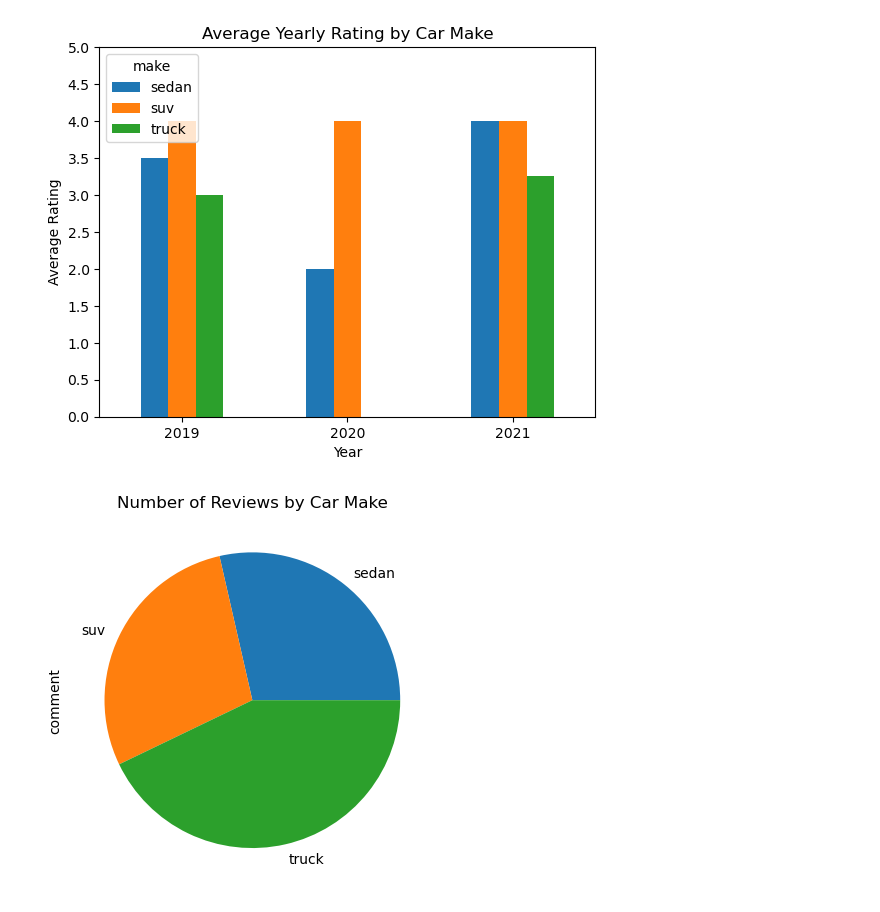
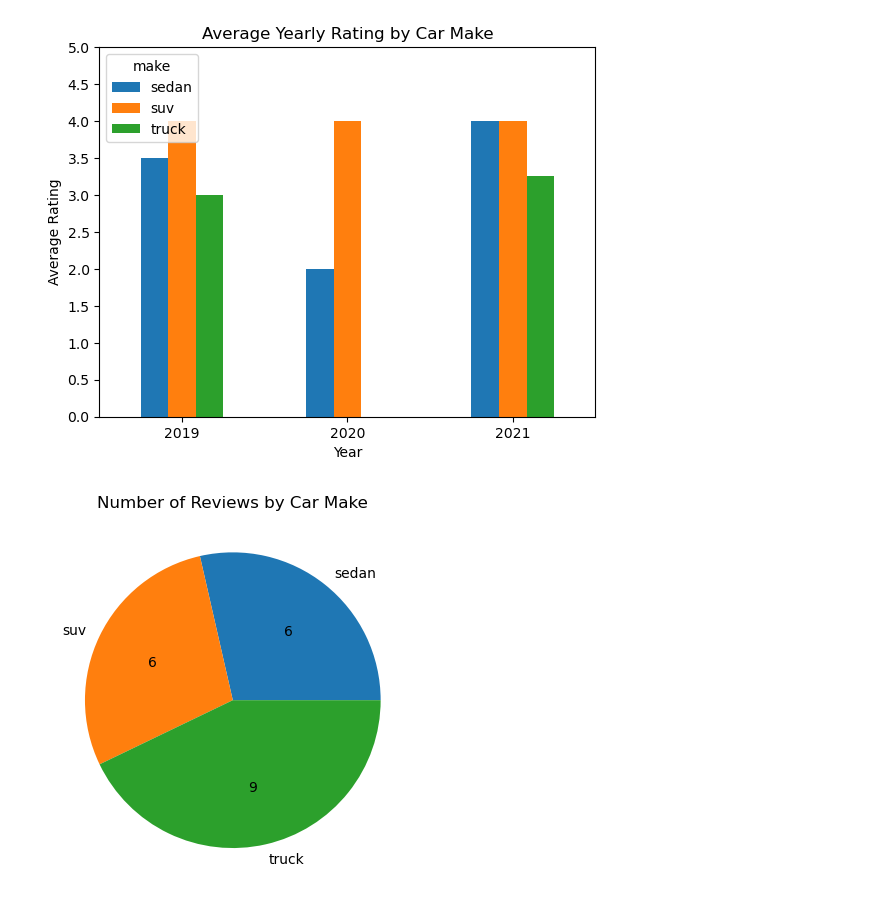
Before and after one commit to evanpaddock/MIS501_PA3, a Jupyter notebook: PA3.ipynb, the cells around one changed output. Cells and saved outputs as stored; diff of their text form; code cells hidden in the pictures.

Commit message:
Number of Reviews y Car make Plot

```diff
--- a/PA3.ipynb
+++ b/PA3.ipynb
@@ -269,10 +269,17 @@ plt.show()
 # %%
 reviews_by_car_make_df = pd.merge(cars_df, reviews_df, "outer", "name")
 reviews_by_car_make_df = reviews_by_car_make_df.groupby("make")["comment"].count()
 
+def make_autopct(values):
+    def my_autopct(pct):
+        total = sum(values)
+        val = int(round(pct*total/100.0))
+        return '{v:d}'.format(v=val)
+    return my_autopct
+
 plt.figure()
-reviews_by_car_make_df.plot(kind="pie")
+plt.pie(x=reviews_by_car_make_df.values, labels=reviews_by_car_make_df.index, autopct=make_autopct(reviews_by_car_make_df.values))
 plt.title("Number of Reviews by Car Make")
 plt.show()
 # %% [output]
-[figure, old version]
+[figure, new version]
```
